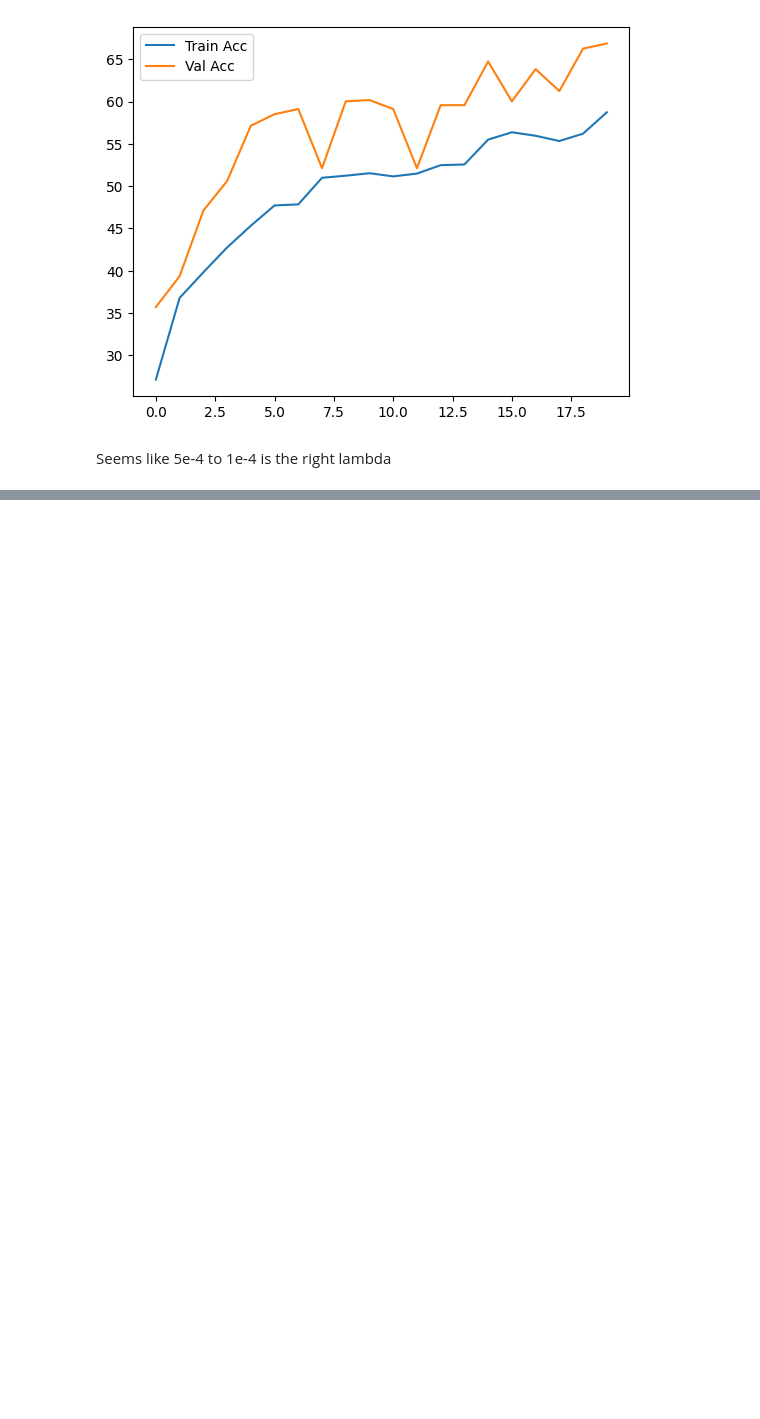
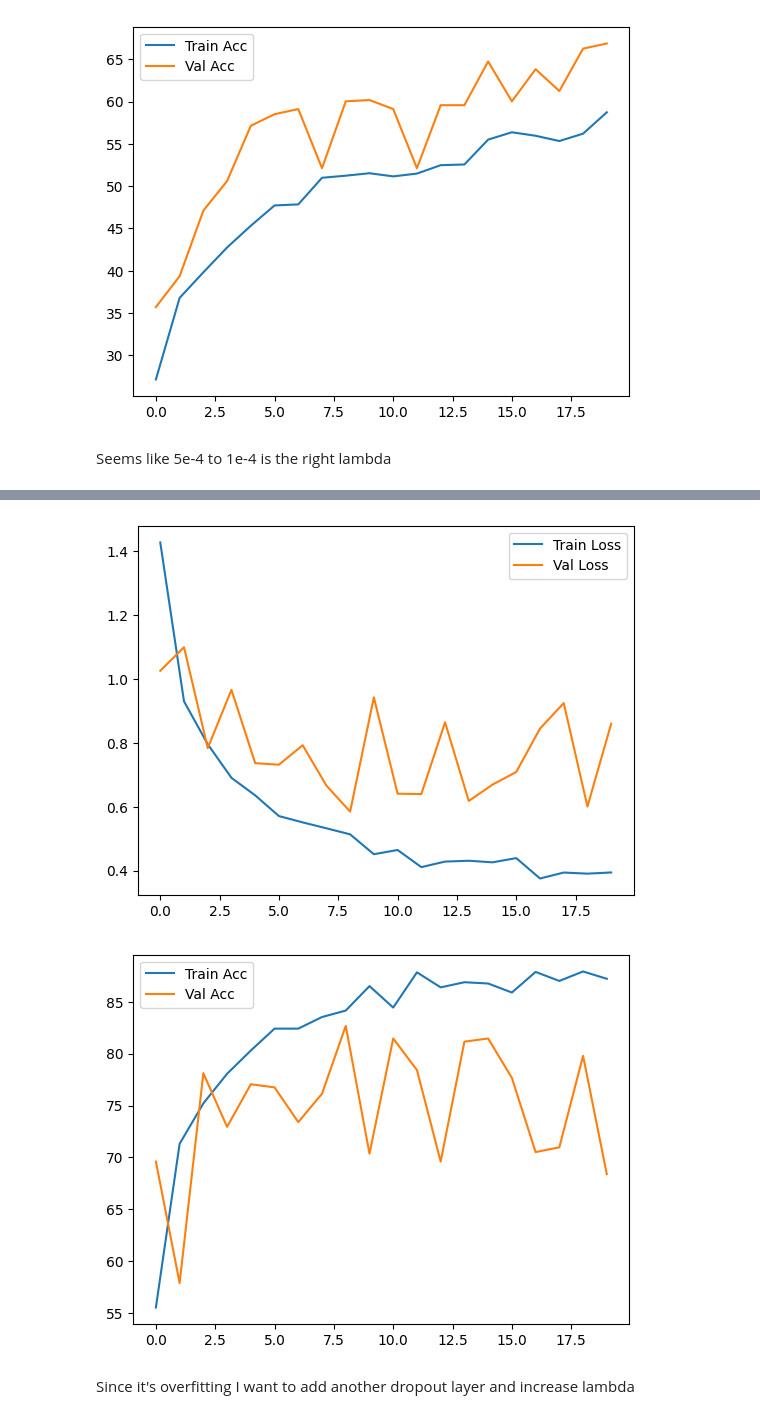
Before and after one commit to pranit-gandhi/astronomical-object-detection, a Jupyter notebook: slabs/ann.ipynb, the cells around one changed output, grey strips where cells are left out. Cells and saved outputs as stored; diff of their text form; code cells hidden in the pictures; blank space fills up the shorter version.

```diff
--- a/slabs/ann.ipynb
+++ b/slabs/ann.ipynb
@@ -438,3 +487,6 @@ with open("saved_models/ann_lambda_5e-4_history.pkl", "wb") as f:
+# %%
+with open("saved_models/ann_lambda_1e-3_history.pkl", "wb") as f:
+    pickle.dump(history, f)
 # %% [markdown]
 **1 Hidden Layer w/ greyscale**
 # %%
@@ -873,0 +968,4 @@ Seems like 5e-4 to 1e-4 is the right lambda
+# %%
+if torch.cuda.is_available():
+    device = torch.device("cuda")
+    model = ANN3().to(device)
@@ -873,0 +1037,26 @@ Seems like 5e-4 to 1e-4 is the right lambda
+# %%
+train_loader = DataLoader(train_data,
+                          batch_size=32,
+                          shuffle=True,
+                          pin_memory=True)
+
+val_loader = DataLoader(val_data,
+                        batch_size=32,
+                        shuffle=False,
+                        pin_memory=True)
+
+test_loader = DataLoader(test_data,
+                         batch_size=32,
+                         shuffle=False,
+                         pin_memory=True)
+# %%
+ann_model = ANN3()
+trained_ann = train_ann(
+    ann_model,
+    train_loader,
+    val_loader,
+    device,
+    num_epochs=20,
+    learning_rate=0.001,
+    weight_decay=0.0001
+)
@@ -873,0 +1081,15 @@ Seems like 5e-4 to 1e-4 is the right lambda
+# %%
+history = trained_ann[1]
+
+plt.plot(history["train_loss"], label="Train Loss")
+plt.plot(history["val_loss"], label="Val Loss")
+plt.legend()
+plt.show()
+
+plt.plot(history["train_accuracy"], label="Train Acc")
+plt.plot(history["val_accuracy"], label="Val Acc")
+plt.legend()
+plt.show()
+# %% [output]
+[figure, added]
+[figure, added]
@@ -873,0 +1101,2 @@ Seems like 5e-4 to 1e-4 is the right lambda
+# %% [markdown]
+Since it's overfitting I want to add another dropout layer and increase lambda
```
Also changed, not shown: parts of 88 cells of this notebook, 1 other file.
